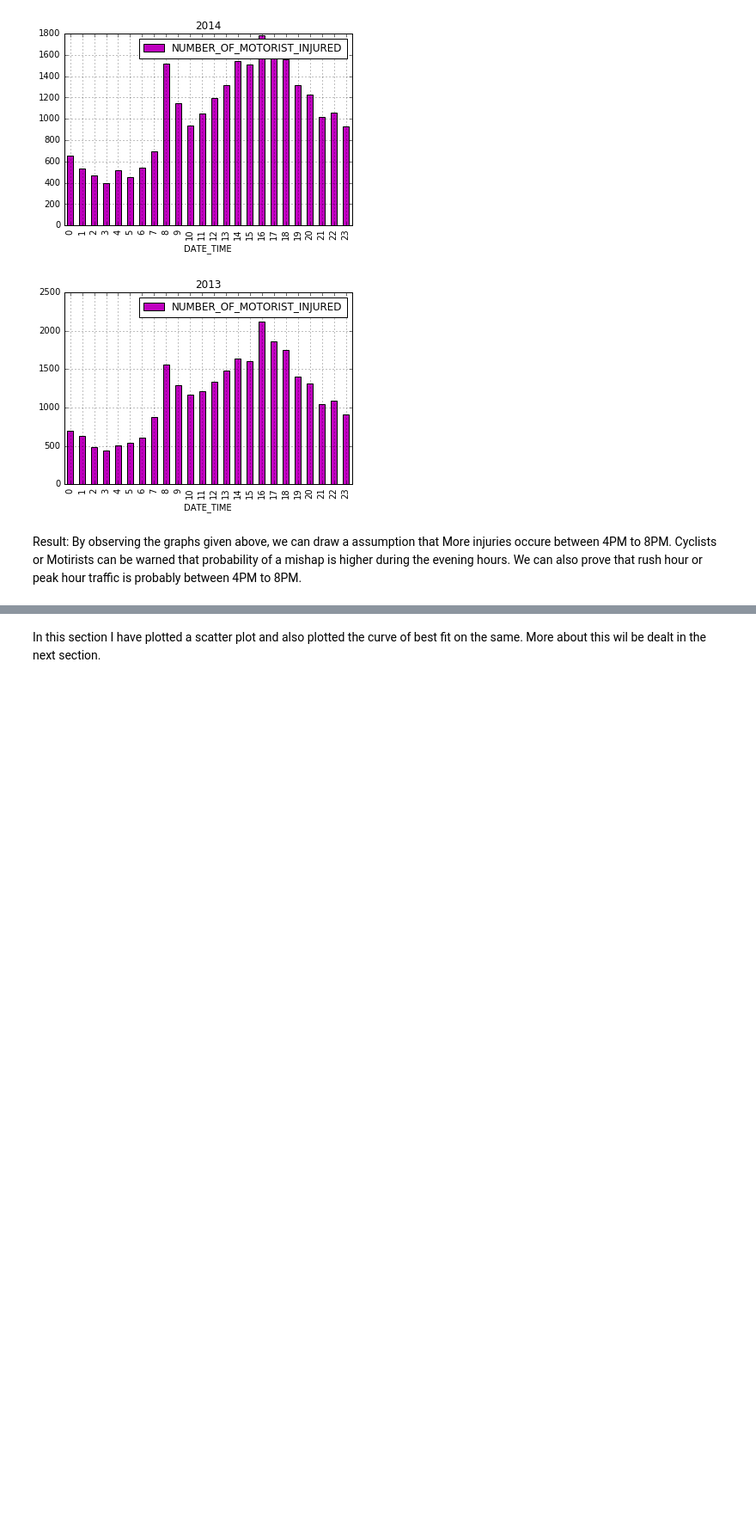
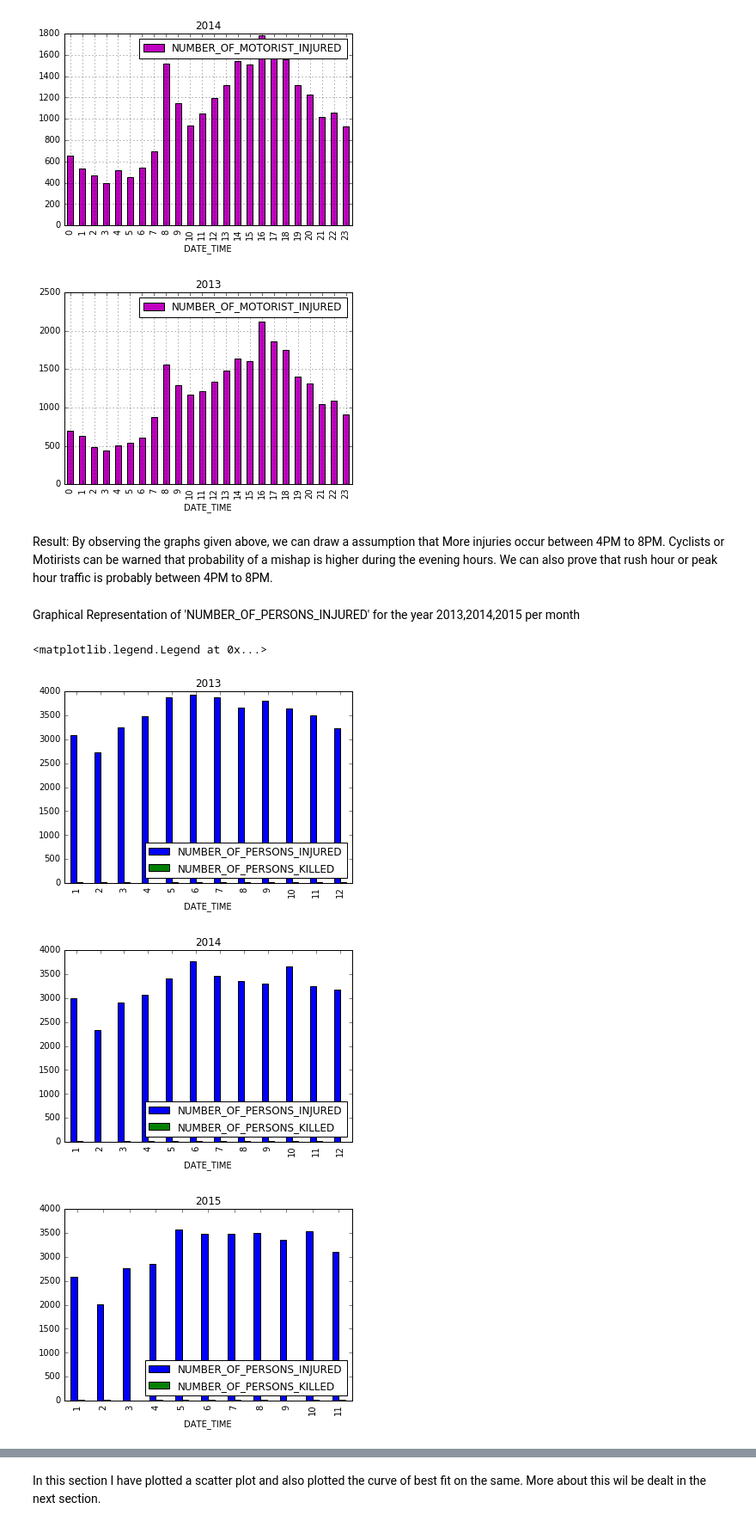
Before and after one commit to kavyaraob/BigData-Fall2015, a Jupyter notebook: NYC_Traffic_ Analysis.ipynb, the cells around one changed output, grey strips where cells are left out. Shown: that part at 86% size. Cells and saved outputs as stored; diff of their text form; code cells hidden in the pictures; blank space fills up the shorter version.

```diff
--- a/NYC_Traffic_ Analysis.ipynb
+++ b/NYC_Traffic_ Analysis.ipynb
@@ -240,6 +484,20 @@ data_2013_motor.plot(kind = 'bar', color = 'm', grid = True, title = "2013")
 [figure]
 [figure]
 # %% [markdown]
-Result: By observing the graphs given above, we can draw a assumption that More injuries occure between 4PM to 8PM.
+Result: By observing the graphs given above, we can draw a assumption that More injuries occur between 4PM to 8PM.
 Cyclists or Motirists can be warned that probability of a mishap is higher during the evening hours.
 We can also prove that rush hour or peak hour traffic is probably between 4PM to 8PM.
+# %% [markdown]
+Graphical Representation of 'NUMBER_OF_PERSONS_INJURED' for the year 2013,2014,2015 per month
+# %%
+data_2013_month.plot(kind='bar', title='2013')
+plt.legend(loc="lower right")
+data_2014_month.plot(kind='bar', title='2014')
+plt.legend(loc="lower right")
+data_2015_month.plot(kind='bar', title='2015')
+plt.legend(loc="lower right")
+# %% [output]
+<matplotlib.legend.Legend at 0x...>
+[figure, added]
+[figure, added]
+[figure, added]
```
Also changed, not shown: parts of 90 cells of this notebook.
